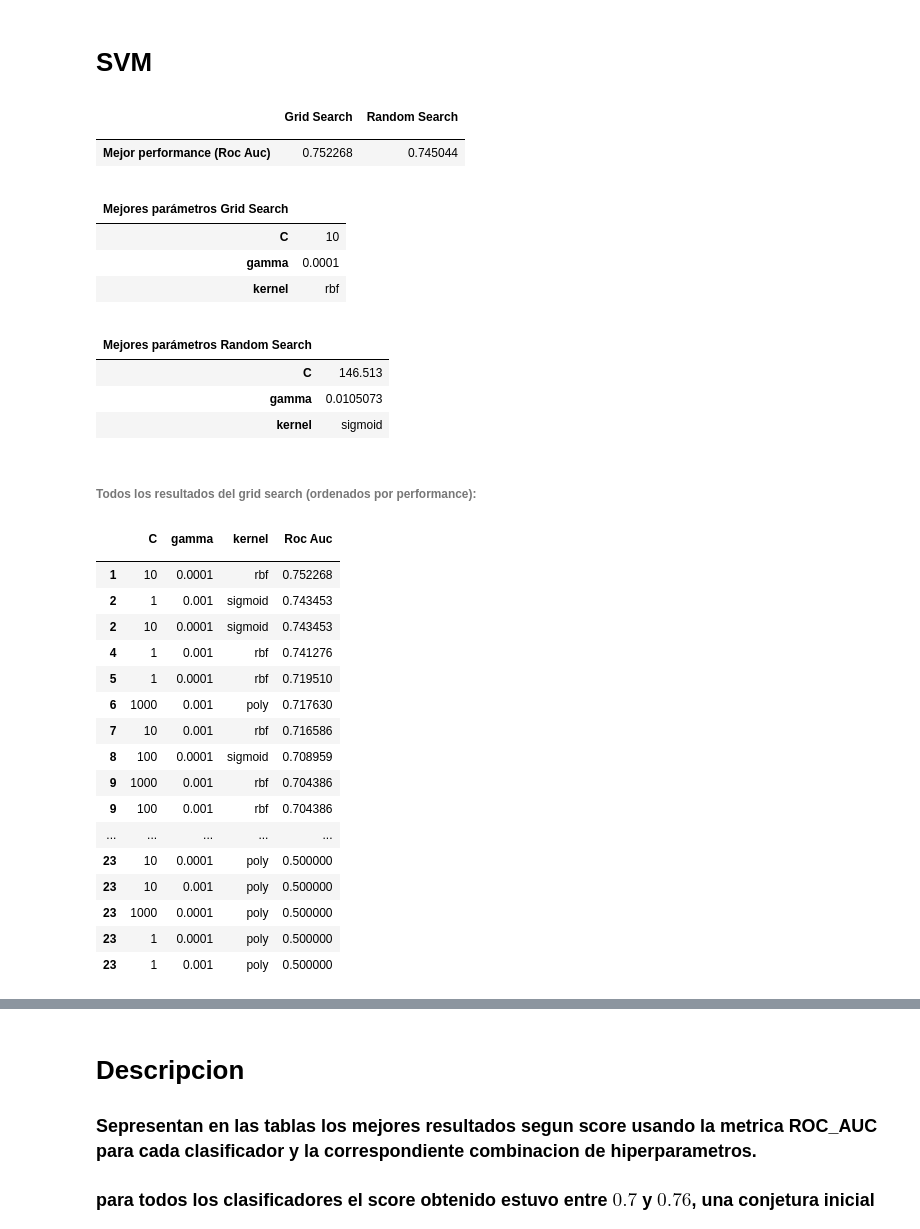
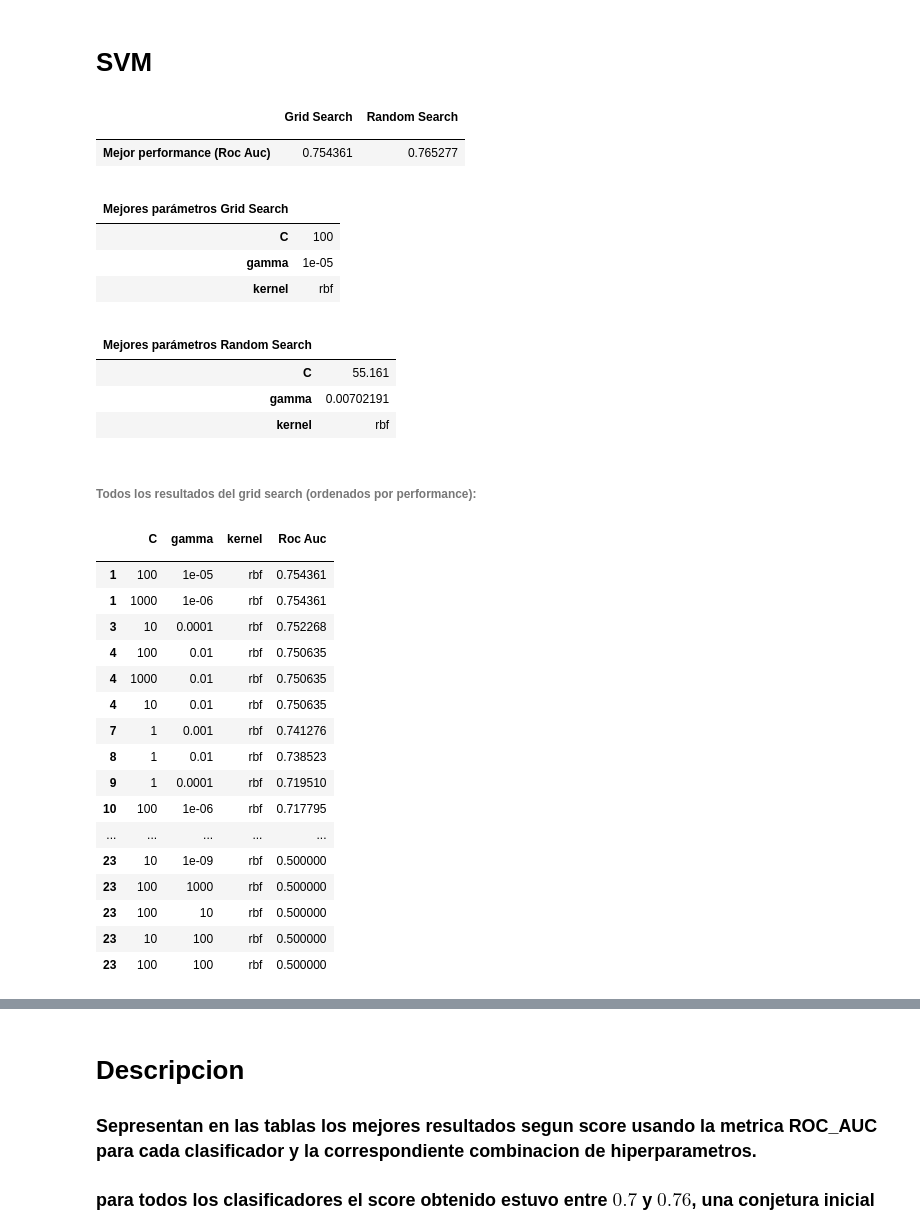
Before and after one commit to pfromer/MachineLearningTps, a Jupyter notebook: tp_version_2.ipynb, the cells around one changed output, grey strips where cells are left out. Saved outputs shown, nothing was run; the diff lists cells and outputs as text; code cells hidden in the pictures.

Commit message:
explicacion de SVM. falta completar alguna explicacion mejor sobre el parametro C. agregue mas parametros para gamma, ver si se puede corregir el mejor parametro de gamam en el ejercicio 4

```diff
--- a/tp_version_2.ipynb
+++ b/tp_version_2.ipynb
@@ -360,42 +345,42 @@ En esta corrida, no logramos obtener mejores resultados con el Random Search, ob
 # %% [markdown]
 # SVM
 # %%
-SVM_param_grid = [{'kernel': ['rbf', 'poly', 'sigmoid'], 'gamma': [1e-3, 1e-4],
+SVM_param_grid = [{'kernel': ['rbf'], 'gamma': [1000,100,10,1,1e-1,1e-2,1e-3, 1e-4, 1e-5,1e-6,1e-7,1e-8,1e-9],
                      'C': [1, 10, 100, 1000]},
-                    {'kernel': ['linear'], 'C': [1, 10, 100, 1000]}]
-SVM_param_random = {'kernel': ['rbf', 'poly', 'sigmoid'], 'gamma':sp.stats.expon(scale=.1),
+                    {'kernel': ['linear'], 'C': [1, 10, 100,1000]}]
+SVM_param_random = {'kernel': ['rbf'], 'gamma':sp.stats.expon(scale=.1),
                      'C': sp.stats.expon(scale=100)}
 displayBestParamsTable(SVC(),SVM_param_grid, SVM_param_random)
 # %% [output]
 |  | Grid Search | Random Search |
 |  |  |  |
-| Mejor performance (Roc Auc) | 0.752268 | 0.745044 |
+| Mejor performance (Roc Auc) | 0.754361 | 0.765277 |
 |  |  |
 | Mejores parámetros Grid Search |  |
-| C | 10 |
-| gamma | 0.0001 |
+| C | 100 |
+| gamma | 1e-05 |
 | kernel | rbf |
 |  |  |
 | Mejores parámetros Random Search |  |
-| C | 146.513 |
-| gamma | 0.0105073 |
-| kernel | sigmoid |
+| C | 55.161 |
+| gamma | 0.00702191 |
+| kernel | rbf |
 Todos los resultados del grid search (ordenados por performance):
 |  | C | gamma | kernel | Roc Auc |
 |  |  |  |  |  |
-| 1 | 10 | 0.0001 | rbf | 0.752268 |
-| 2 | 1 | 0.001 | sigmoid | 0.743453 |
-| 2 | 10 | 0.0001 | sigmoid | 0.743453 |
-| 4 | 1 | 0.001 | rbf | 0.741276 |
-| 5 | 1 | 0.0001 | rbf | 0.719510 |
-| 6 | 1000 | 0.001 | poly | 0.717630 |
-| 7 | 10 | 0.001 | rbf | 0.716586 |
-| 8 | 100 | 0.0001 | sigmoid | 0.708959 |
-| 9 | 1000 | 0.001 | rbf | 0.704386 |
-| 9 | 100 | 0.001 | rbf | 0.704386 |
+| 1 | 100 | 1e-05 | rbf | 0.754361 |
+| 1 | 1000 | 1e-06 | rbf | 0.754361 |
+| 3 | 10 | 0.0001 | rbf | 0.752268 |
+| 4 | 100 | 0.01 | rbf | 0.750635 |
+| 4 | 1000 | 0.01 | rbf | 0.750635 |
+| 4 | 10 | 0.01 | rbf | 0.750635 |
+| 7 | 1 | 0.001 | rbf | 0.741276 |
+| 8 | 1 | 0.01 | rbf | 0.738523 |
+| 9 | 1 | 0.0001 | rbf | 0.719510 |
+| 10 | 100 | 1e-06 | rbf | 0.717795 |
 | ... | ... | ... | ... | ... |
-| 23 | 10 | 0.0001 | poly | 0.500000 |
-| 23 | 10 | 0.001 | poly | 0.500000 |
-| 23 | 1000 | 0.0001 | poly | 0.500000 |
-| 23 | 1 | 0.0001 | poly | 0.500000 |
-| 23 | 1 | 0.001 | poly | 0.500000 |
+| 23 | 10 | 1e-09 | rbf | 0.500000 |
+| 23 | 100 | 1000 | rbf | 0.500000 |
+| 23 | 100 | 10 | rbf | 0.500000 |
+| 23 | 10 | 100 | rbf | 0.500000 |
+| 23 | 100 | 100 | rbf | 0.500000 |
```
Also changed, not shown: parts of 7 cells of this notebook.
